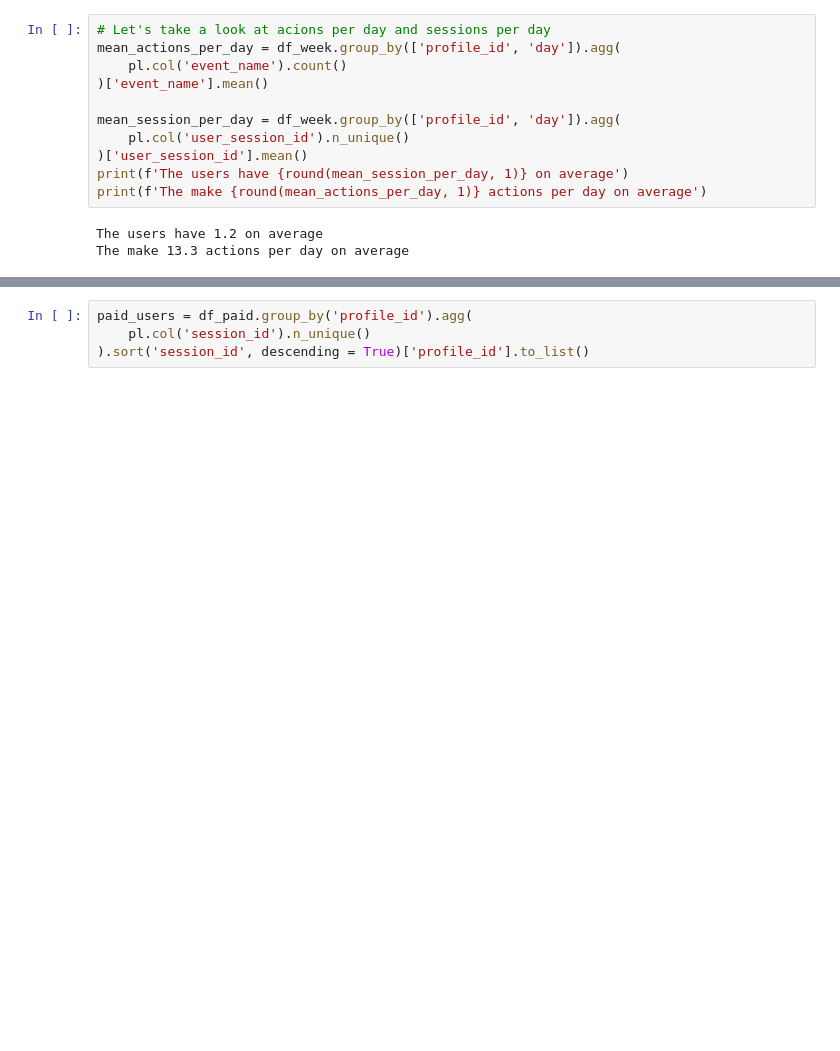
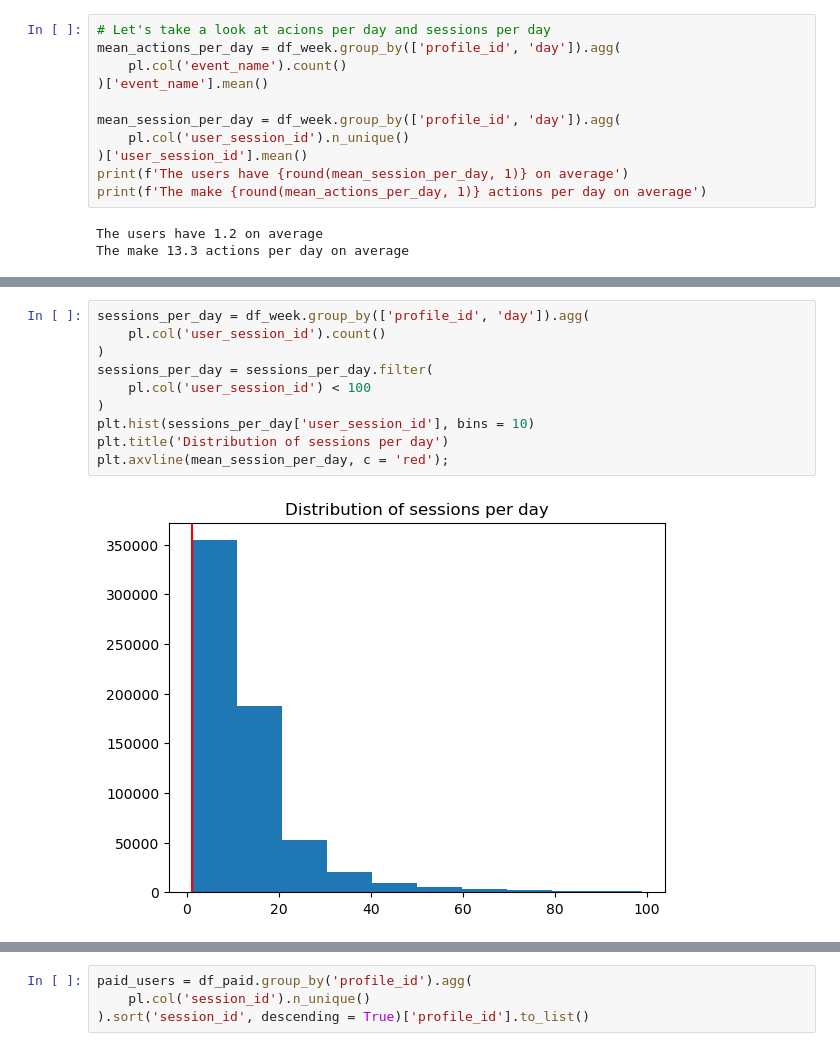
Before and after one commit to Derniska/Fine_prediction, a Jupyter notebook: working_with_polars.ipynb, the cells around one changed output, grey strips where cells are left out. Drawn from its saved outputs; the diff is of its cells as text; blank space fills up the shorter version.

```diff
--- a/working_with_polars.ipynb
+++ b/working_with_polars.ipynb
@@ -252,0 +263,12 @@ Text(0.5, 1.0, 'Distribution of events per day')
+# %%
+sessions_per_day = df_week.group_by(['profile_id', 'day']).agg(
+    pl.col('user_session_id').count()
+)
+sessions_per_day = sessions_per_day.filter(
+    pl.col('user_session_id') < 100
+)
+plt.hist(sessions_per_day['user_session_id'], bins = 10)
+plt.title('Distribution of sessions per day')
+plt.axvline(mean_session_per_day, c = 'red');
+# %% [output]
+[figure, added]
```
Also changed, not shown: parts of 88 cells of this notebook, 1 other file.
